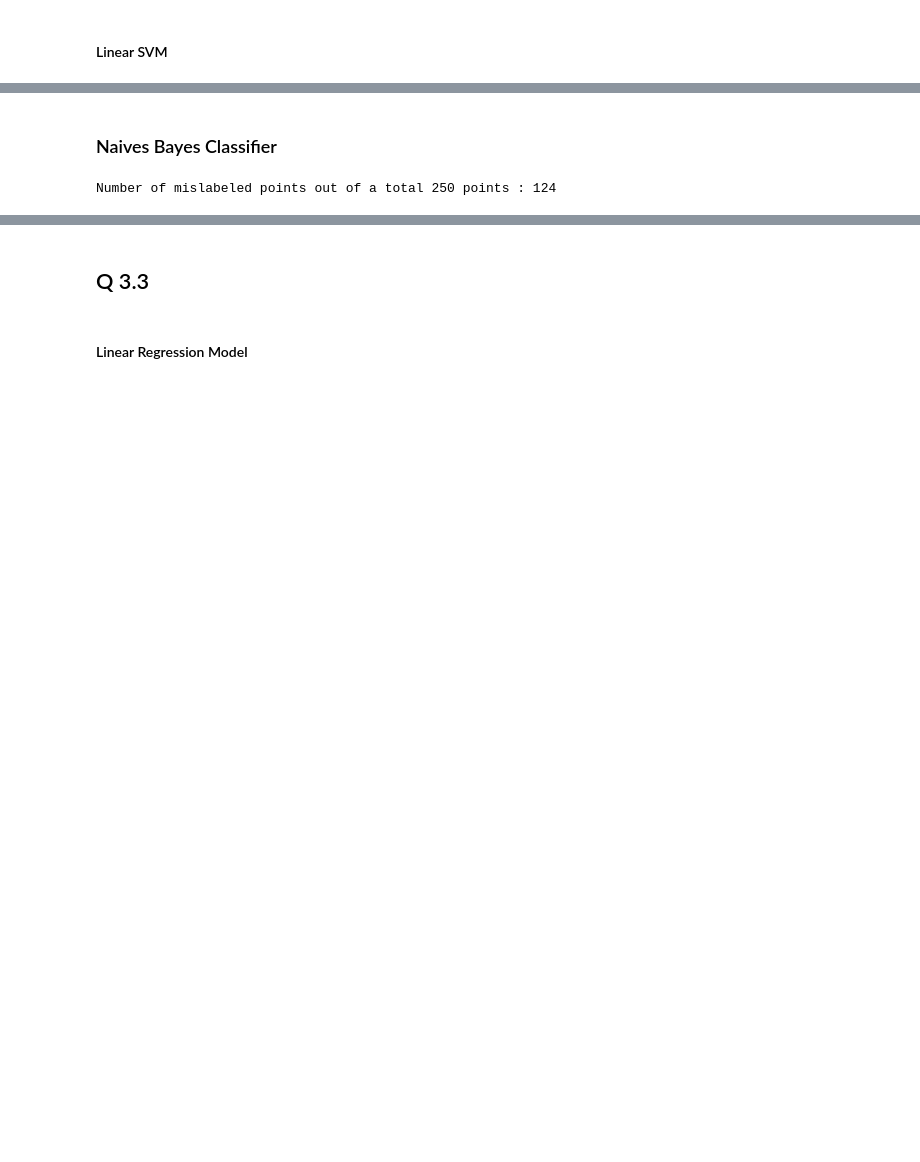
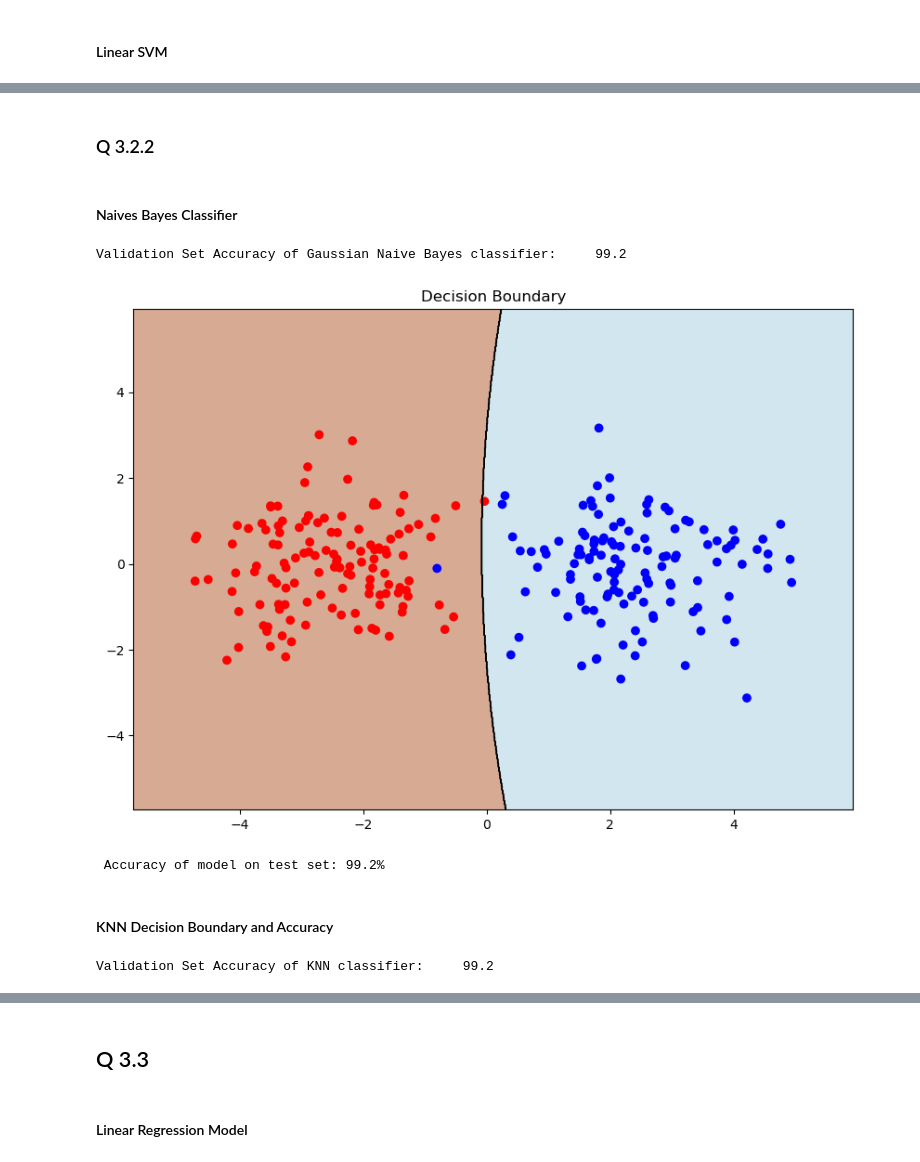
Before and after one commit to arnav-s/fall2022-cs760-hw6, a Jupyter notebook: q3.ipynb, the cells around one changed output, grey strips where cells are left out. Saved outputs shown, nothing was run; the diff lists cells and outputs as text; code cells hidden in the pictures; blank space fills up the shorter version.

```diff
--- a/q3.ipynb
+++ b/q3.ipynb
@@ -277,12 +285,58 @@ draw_decision_boundary(linear_svm_model, test_set)
+# %% [markdown]
+### Q 3.2.2
 # %% [markdown]
-### Naives Bayes Classifier
+#### Naives Bayes Classifier
+# %%
+from sklearn.naive_bayes import GaussianNB
+
+def draw_decision_boundary_for_sklearn(model, test_dataset):
+    fig = plt.figure(figsize = (10, 7))
+    ax = plt.axes()
+
+    x_min, x_max = test_set.data.min() - 1, test_set.data.max() + 1
+    y_min, y_max = test_set.data.min() - 1, test_set.data.max() + 1
+    xx, yy = np.meshgrid(np.arange(x_min, x_max, 0.01).astype(np.float32),
+                        np.arange(y_min, y_max, 0.01).astype(np.float32))
+
+    preds = model.predict(np.concatenate((xx.ravel().reshape(len(xx.ravel()), 1), yy.ravel().reshape(len(yy.ravel()), 1)), axis=1).reshape(len(yy.ravel()), 2))
+    preds = preds >= 0.5*1.0
+    preds = preds.reshape(xx.shape)
+    plt.contourf(xx, yy, preds, cmap='Paired_r', alpha=0.5)
+    plt.contour(xx, yy, preds, colors='k', linewidths=0.7)
+
+    ax.scatter(test_dataset.data[:, 0], test_dataset.data[:, 1], c=test_dataset.labels ,cmap = clrs.ListedColormap(["red", "blue"]))
+    plt.title("Decision Boundary")
+
+    plt.show()
+    return
+
+naive_bayes_model = GaussianNB()
+naive_bayes_model.fit(training_data, training_labels)
+val_predictions = naive_bayes_model.predict(validation_data)
+print(f"Validation Set Accuracy of Gaussian Naive Bayes classifier: \
+    {float(torch.count_nonzero(validation_labels == torch.from_numpy(val_predictions).view(-1, 1)))/float(validation_data.shape[0])*100}")
+# %% [output]
+Validation Set Accuracy of Gaussian Naive Bayes classifier:     99.2
+# %%
+naive_bayes_test_predictions = naive_bayes_model.predict(test_data)
+
+draw_decision_boundary_for_sklearn(naive_bayes_model, test_set)
+naive_bayes_acc = get_accuracy(torch.from_numpy(naive_bayes_test_predictions).view(-1, 1), test_labels)
+print(f" Accuracy of model on test set: {naive_bayes_acc*100}%")
+# %% [output]
+[figure, added]
+ Accuracy of model on test set: 99.2%
+# %% [markdown]
+#### KNN Decision Boundary and Accuracy
 # %%
-from sklearn.naive_bayes import GaussianNB
+from sklearn import neighbors
 
-naive_bayes_model = GaussianNB()
-naive_bayes_model.fit(training_data, training_labels)
-val_predictions = naive_bayes_model.predict(validation_data)
+knn_model = neighbors.KNeighborsClassifier(n_neighbors=3)
 
-print("Number of mislabeled points out of a total %d points : %d"   % (validation_data.shape[0], torch.count_nonzero(torch.where(validation_labels != torch.from_numpy(val_predictions).view(-1, 1), validation_labels, torch.from_numpy(val_predictions).view(-1, 1)))))
+knn_model.fit(training_data, training_labels)
+
+val_predictions = knn_model.predict(validation_data)
+print(f"Validation Set Accuracy of KNN classifier: \
+    {float(torch.count_nonzero(validation_labels == torch.from_numpy(val_predictions).view(-1, 1)))/float(validation_data.shape[0])*100}")
 # %% [output]
-Number of mislabeled points out of a total 250 points : 124
+Validation Set Accuracy of KNN classifier:     99.2
```
Also changed, not shown: parts of 17 cells of this notebook.
